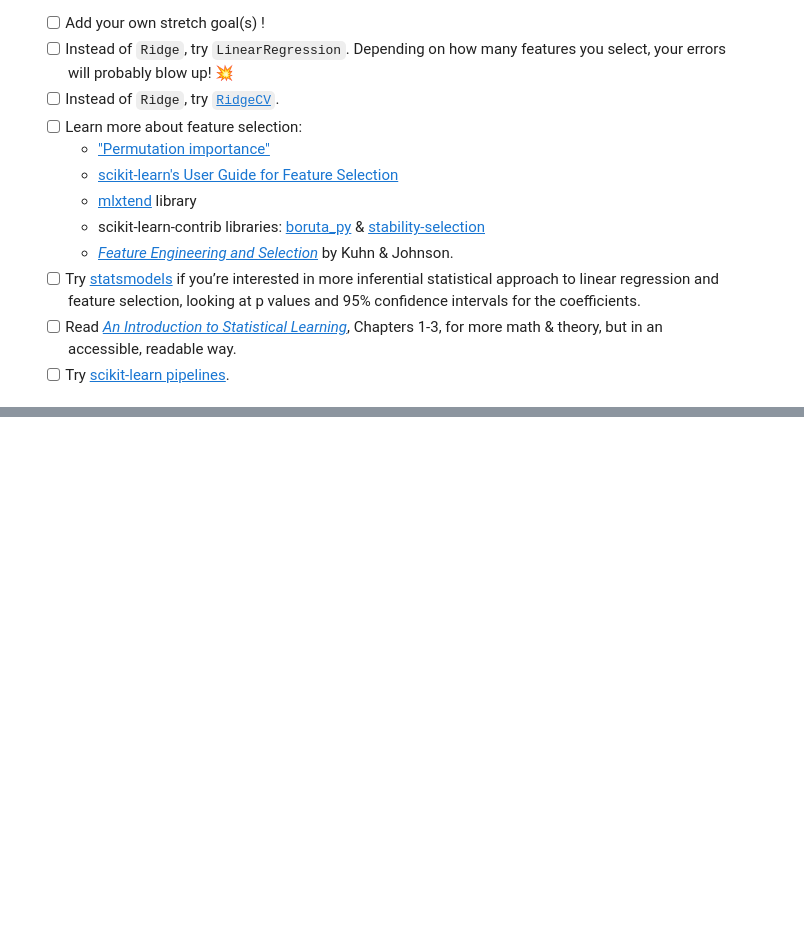
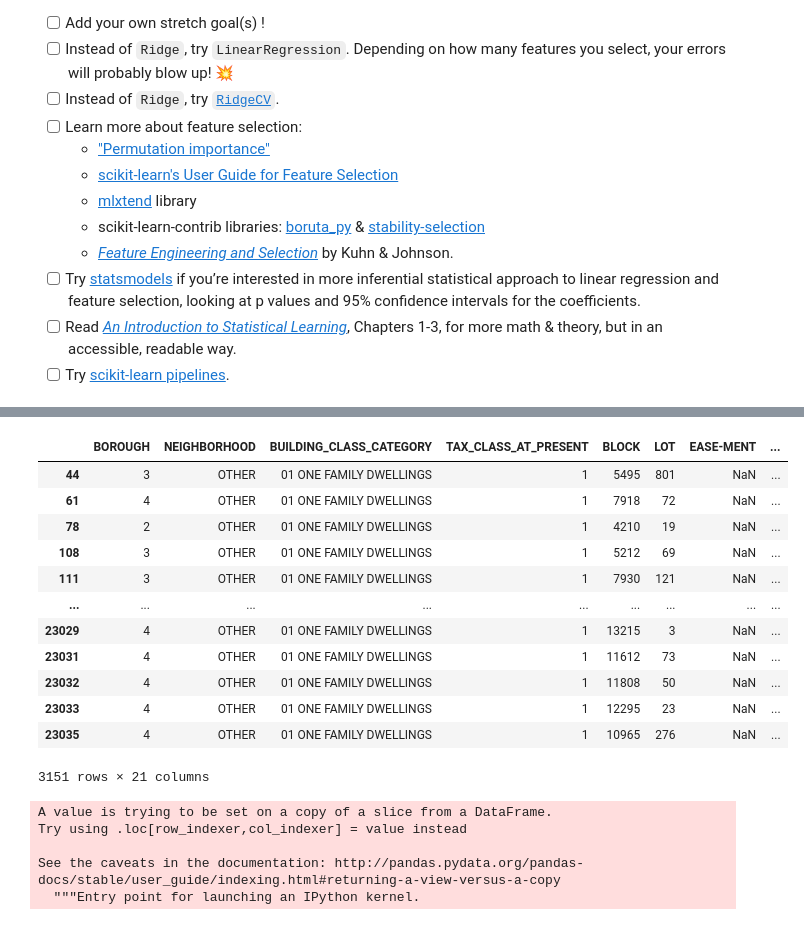
Before and after one commit to bloominstituteoftechnology/DS-Unit-2-Linear-Models, a Jupyter notebook: module3-ridge-regression/LS_DS_213_assignment.ipynb, the cells around one changed output, grey strips where cells are left out. Cells and saved outputs as stored; diff of their text form; code cells hidden in the pictures; blank space fills up the shorter version.

```diff
--- a/module3-ridge-regression/LS_DS_213_assignment.ipynb
+++ b/module3-ridge-regression/LS_DS_213_assignment.ipynb
@@ -91,0 +113,27 @@ df.loc[~df['NEIGHBORHOOD'].isin(top10), 'NEIGHBORHOOD'] = 'OTHER'
+# %%
+#creating a subset of the data
+df_subset = df[(df['BUILDING_CLASS_CATEGORY'] == '01 ONE FAMILY DWELLINGS') & (df['SALE_PRICE'] > 100000) & (df['SALE_PRICE'] < 2000000)]
+# %%
+df_subset
+# %% [output]
+|  | BOROUGH | NEIGHBORHOOD | BUILDING_CLASS_CATEGORY | TAX_CLASS_AT_PRESENT | BLOCK | LOT | EASE-MENT | ... |
+| 44 | 3 | OTHER | 01 ONE FAMILY DWELLINGS | 1 | 5495 | 801 | NaN | ... |
+| 61 | 4 | OTHER | 01 ONE FAMILY DWELLINGS | 1 | 7918 | 72 | NaN | ... |
+| 78 | 2 | OTHER | 01 ONE FAMILY DWELLINGS | 1 | 4210 | 19 | NaN | ... |
+| 108 | 3 | OTHER | 01 ONE FAMILY DWELLINGS | 1 | 5212 | 69 | NaN | ... |
+| 111 | 3 | OTHER | 01 ONE FAMILY DWELLINGS | 1 | 7930 | 121 | NaN | ... |
+| ... | ... | ... | ... | ... | ... | ... | ... | ... |
+| 23029 | 4 | OTHER | 01 ONE FAMILY DWELLINGS | 1 | 13215 | 3 | NaN | ... |
+| 23031 | 4 | OTHER | 01 ONE FAMILY DWELLINGS | 1 | 11612 | 73 | NaN | ... |
+| 23032 | 4 | OTHER | 01 ONE FAMILY DWELLINGS | 1 | 11808 | 50 | NaN | ... |
+| 23033 | 4 | OTHER | 01 ONE FAMILY DWELLINGS | 1 | 12295 | 23 | NaN | ... |
+| 23035 | 4 | OTHER | 01 ONE FAMILY DWELLINGS | 1 | 10965 | 276 | NaN | ... |
+3151 rows × 21 columns
+# %%
+df_subset['MONTH'] = pd.to_datetime(df['SALE_DATE'], infer_datetime_format=True)
+# %% [output]
+A value is trying to be set on a copy of a slice from a DataFrame.
+Try using .loc[row_indexer,col_indexer] = value instead
+
+See the caveats in the documentation: http://pandas.pydata.org/pandas-docs/stable/user_guide/indexing.html#returning-a-view-versus-a-copy
+  """Entry point for launching an IPython kernel.
```
Also changed, not shown: parts of 12 cells of this notebook.
